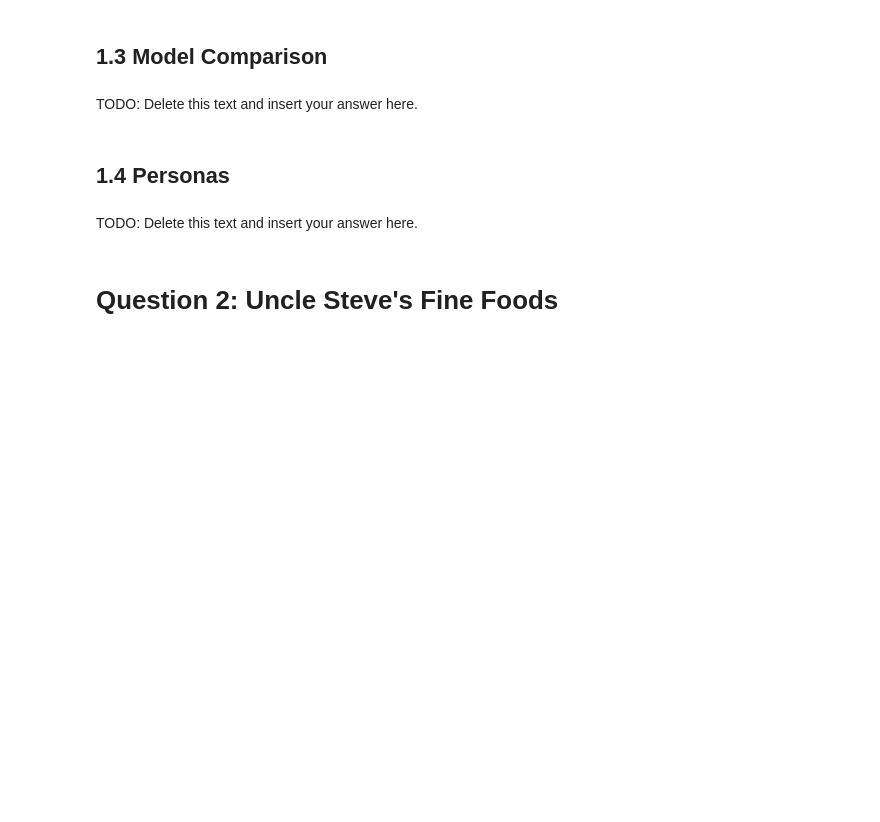
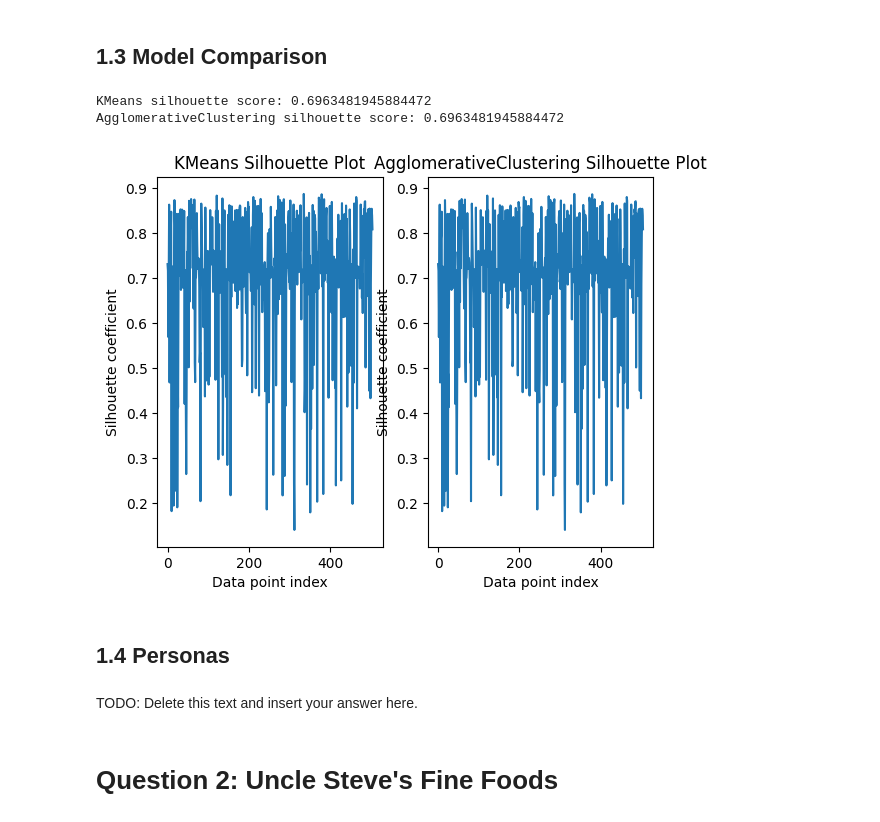
Before and after one commit to hellojohnkim/mmai869, a Jupyter notebook: 2024_869_JohnKim.ipynb, the cells around one changed output. Cells and saved outputs as stored; diff of their text form; code cells hidden in the pictures; blank space fills up the shorter version.

```diff
--- a/2024_869_JohnKim.ipynb
+++ b/2024_869_JohnKim.ipynb
@@ -130,7 +249,32 @@ memory usage: 15.9 KB
 # %% [markdown]
 ## 1.3 Model Comparison
-# %% [markdown]
-TODO: Delete this text and insert your answer here.
+# %%
+# prompt: compare the two clustering models
+
+# Print the silhouette scores for both models
+print("KMeans silhouette score:", silhouette_score(df1_scaled, labels))
+print("AgglomerativeClustering silhouette score:", silhouette_score(df1_scaled, labels))
+
+# Plot the silhouette plots for both models
+plt.subplot(1, 2, 1)
+plt.title("KMeans Silhouette Plot")
+plt.plot(silhouette_samples(df1_scaled, labels))
+plt.xlabel("Data point index")
+plt.ylabel("Silhouette coefficient")
+
+plt.subplot(1, 2, 2)
+plt.title("AgglomerativeClustering Silhouette Plot")
+plt.plot(silhouette_samples(df1_scaled, labels))
+plt.xlabel("Data point index")
+plt.ylabel("Silhouette coefficient")
+
+plt.show()
+
+# Compare the silhouette scores and plots to determine which model is better
+# %% [output]
+KMeans silhouette score: 0.6963481945884472
+AgglomerativeClustering silhouette score: 0.6963481945884472
+[figure, added]
 # %% [markdown]
 ## 1.4 Personas
 # %% [markdown]
```
Also changed, not shown: parts of 3 cells of this notebook.
